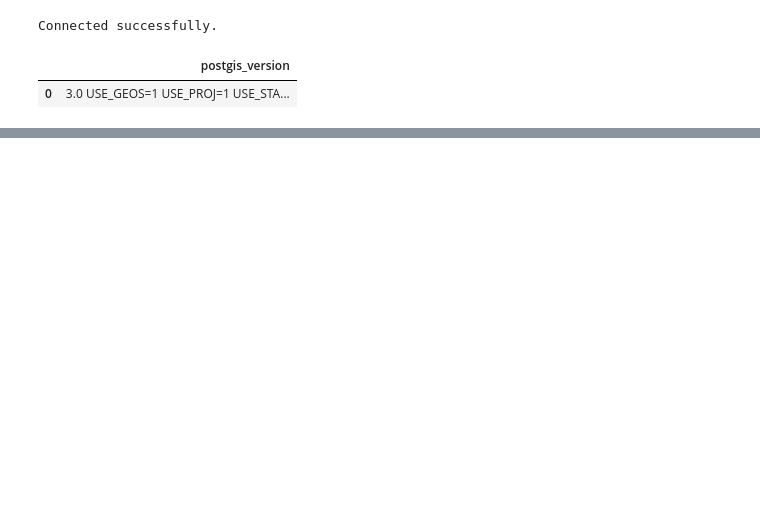
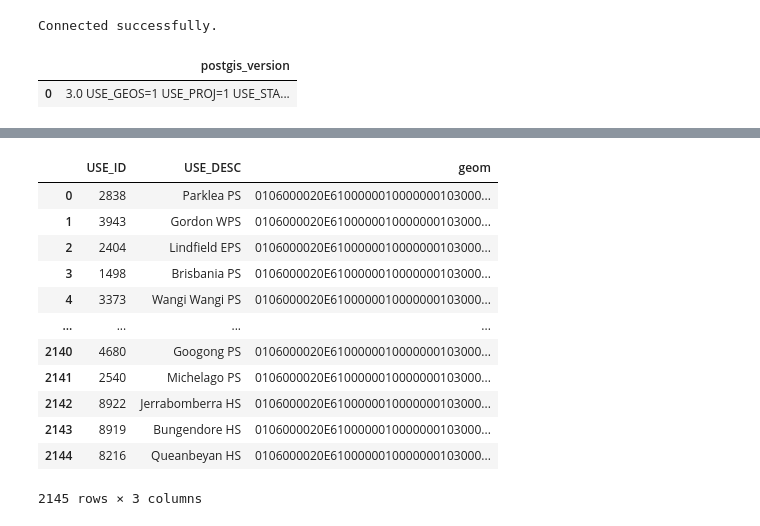
Before and after one commit to PratulSR/Sydney-Liveability-Analysis, a Jupyter notebook: Demo Notebook.ipynb, the cells around one changed output, grey strips where cells are left out. Drawn from its saved outputs; the diff is of its cells as text; code cells hidden in the pictures; blank space fills up the shorter version.

```diff
--- a/Demo Notebook.ipynb
+++ b/Demo Notebook.ipynb
@@ -380,0 +330,36 @@ Playgrounds.to_sql('playgrounds', conn, if_exists='append', index=False, dtype={
+# %%
+# Combining the 3 school catchment tables into one
+sql="""
+DROP TABLE IF EXISTS school_catchments_combined;
+CREATE TABLE school_catchments_combined (
+    "USE_ID" INTEGER,
+    "USE_DESC" VARCHAR(80),
+    "geom" GEOMETRY(MULTIPOLYGON,4326)
+);
+
+INSERT INTO school_catchments_combined("USE_ID","USE_DESC","geom")
+    SELECT * FROM school_catchments_primary
+    UNION ALL
+    SELECT * FROM school_catchments_secondary
+    UNION ALL
+    SELECT "USE_ID","USE_DESC","geom" FROM school_catchments_future
+    ;
+"""
+# SELECT * FROM school_catchments_combined
+# """
+
+query(conn,sql)
+# %% [output]
+|  | USE_ID | USE_DESC | geom |
+| 0 | 2838 | Parklea PS | 0106000020E6100000010000000103000... |
+| 1 | 3943 | Gordon WPS | 0106000020E6100000010000000103000... |
+| 2 | 2404 | Lindfield EPS | 0106000020E6100000010000000103000... |
+| 3 | 1498 | Brisbania PS | 0106000020E6100000010000000103000... |
+| 4 | 3373 | Wangi Wangi PS | 0106000020E6100000010000000103000... |
+| ... | ... | ... | ... |
+| 2140 | 4680 | Googong PS | 0106000020E6100000010000000103000... |
+| 2141 | 2540 | Michelago PS | 0106000020E6100000010000000103000... |
+| 2142 | 8922 | Jerrabomberra HS | 0106000020E6100000010000000103000... |
+| 2143 | 8919 | Bungendore HS | 0106000020E6100000010000000103000... |
+| 2144 | 8216 | Queanbeyan HS | 0106000020E6100000010000000103000... |
+2145 rows × 3 columns
```
Also changed, not shown: parts of 16 cells of this notebook.
